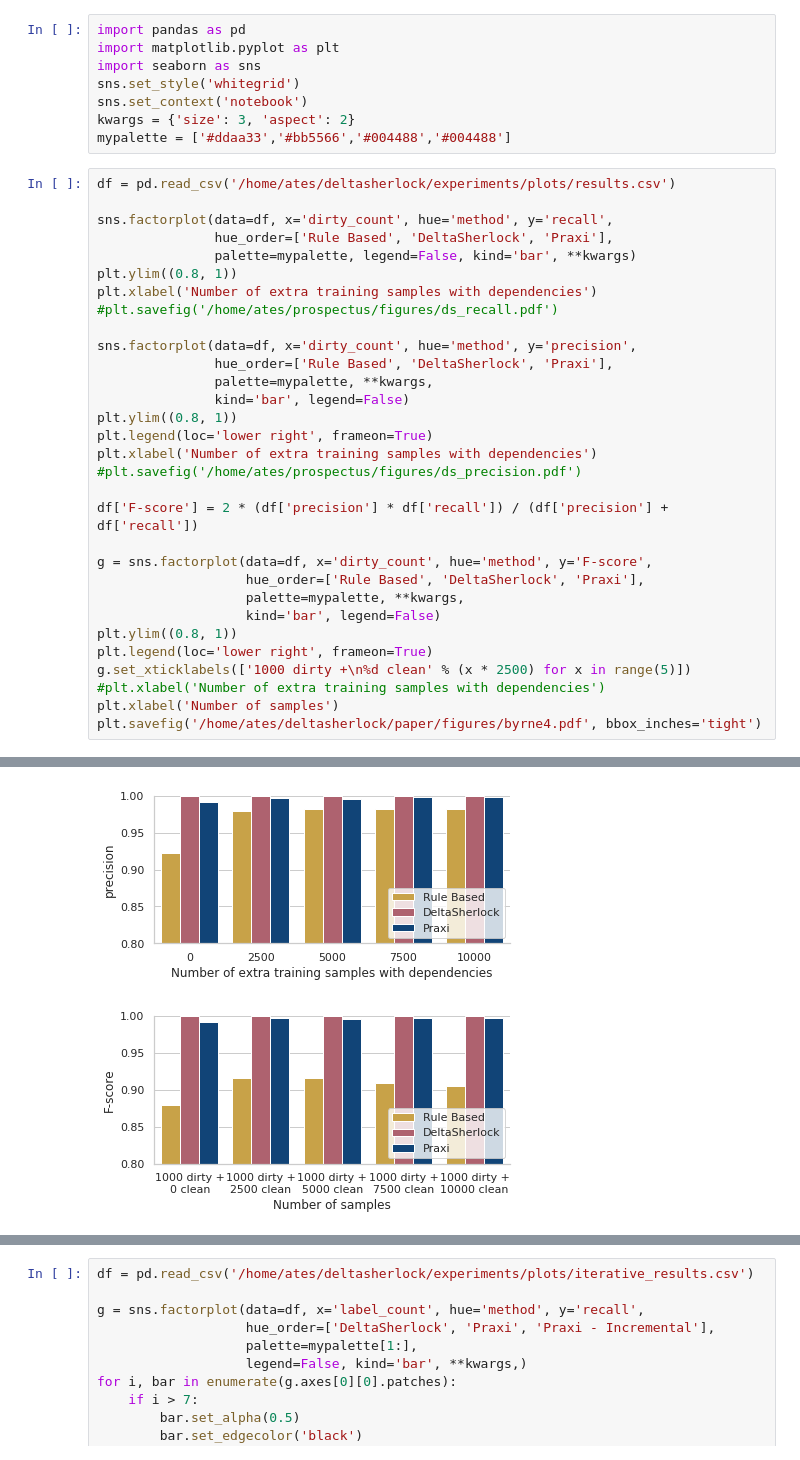
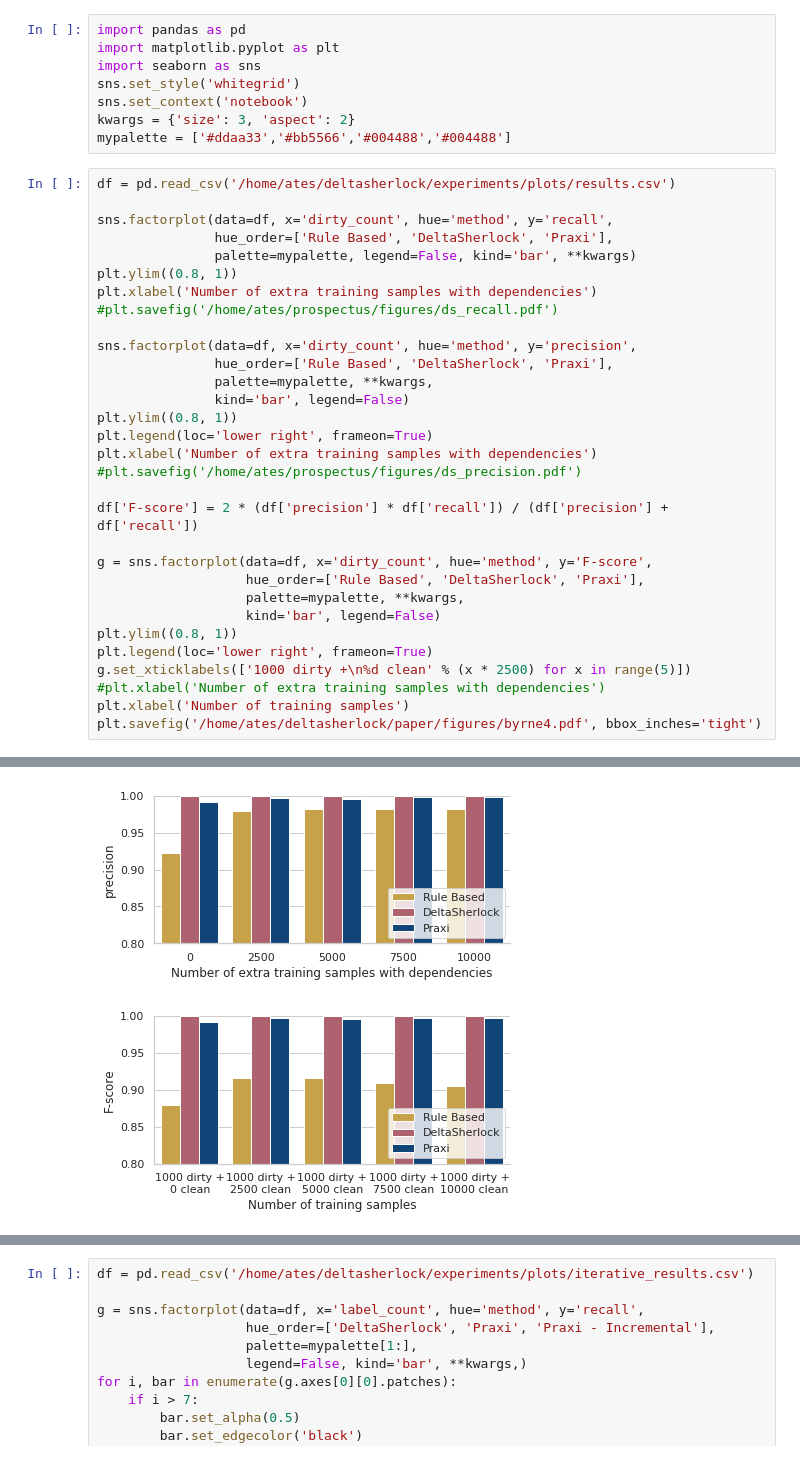
Before and after one commit to deltasherlock/experiments, a Jupyter notebook: plots/plots.ipynb, the cells around one changed output, grey strips where cells are left out. Cells and saved outputs as stored; diff of their text form.

```diff
--- a/plots/plots.ipynb
+++ b/plots/plots.ipynb
@@ -12,35 +12,35 @@ df = pd.read_csv('/home/ates/deltasherlock/experiments/plots/results.csv')
 sns.factorplot(data=df, x='dirty_count', hue='method', y='recall',
                hue_order=['Rule Based', 'DeltaSherlock', 'Praxi'],
                palette=mypalette, legend=False, kind='bar', **kwargs)
 plt.ylim((0.8, 1))
 plt.xlabel('Number of extra training samples with dependencies')
 #plt.savefig('/home/ates/prospectus/figures/ds_recall.pdf')
 
 sns.factorplot(data=df, x='dirty_count', hue='method', y='precision',
                hue_order=['Rule Based', 'DeltaSherlock', 'Praxi'],
                palette=mypalette, **kwargs,
                kind='bar', legend=False)
 plt.ylim((0.8, 1))
 plt.legend(loc='lower right', frameon=True)
 plt.xlabel('Number of extra training samples with dependencies')
 #plt.savefig('/home/ates/prospectus/figures/ds_precision.pdf')
 
 df['F-score'] = 2 * (df['precision'] * df['recall']) / (df['precision'] + df['recall'])
 
 g = sns.factorplot(data=df, x='dirty_count', hue='method', y='F-score',
                    hue_order=['Rule Based', 'DeltaSherlock', 'Praxi'],
                    palette=mypalette, **kwargs,
                    kind='bar', legend=False)
 plt.ylim((0.8, 1))
 plt.legend(loc='lower right', frameon=True)
 g.set_xticklabels(['1000 dirty +\n%d clean' % (x * 2500) for x in range(5)])
 #plt.xlabel('Number of extra training samples with dependencies')
-plt.xlabel('Number of samples')
+plt.xlabel('Number of training samples')
 plt.savefig('/home/ates/deltasherlock/paper/figures/byrne4.pdf', bbox_inches='tight')
 # %% [output]
 [figure]
 [figure]
-[figure, old version]
+[figure, new version]
 # %%
 df = pd.read_csv('/home/ates/deltasherlock/experiments/plots/ml_results.csv')
 
```
Also changed, not shown: parts of 1 cell of this notebook.
